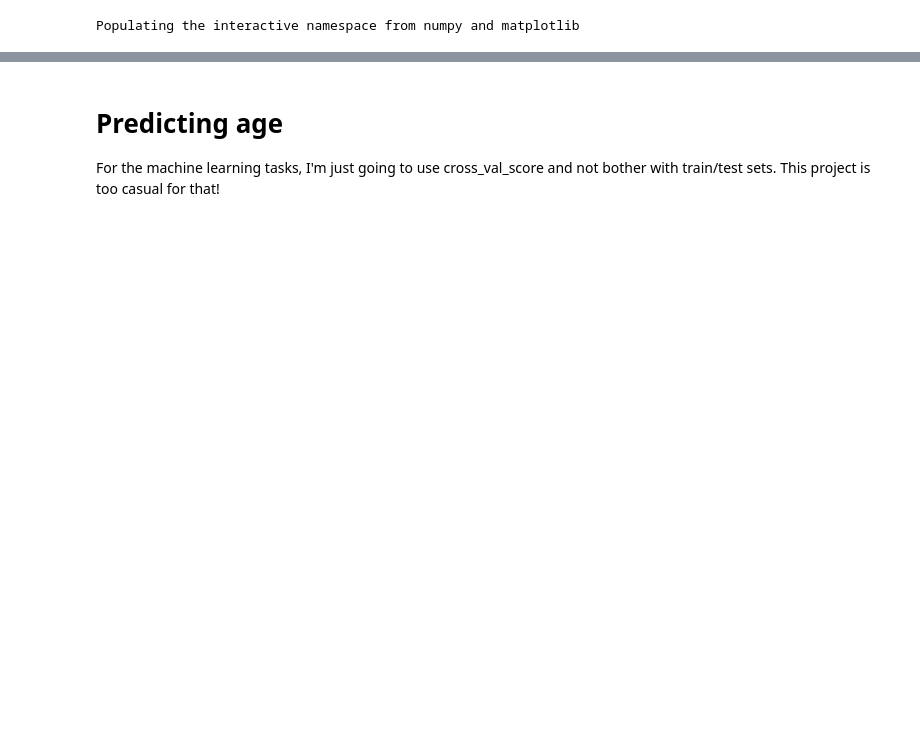
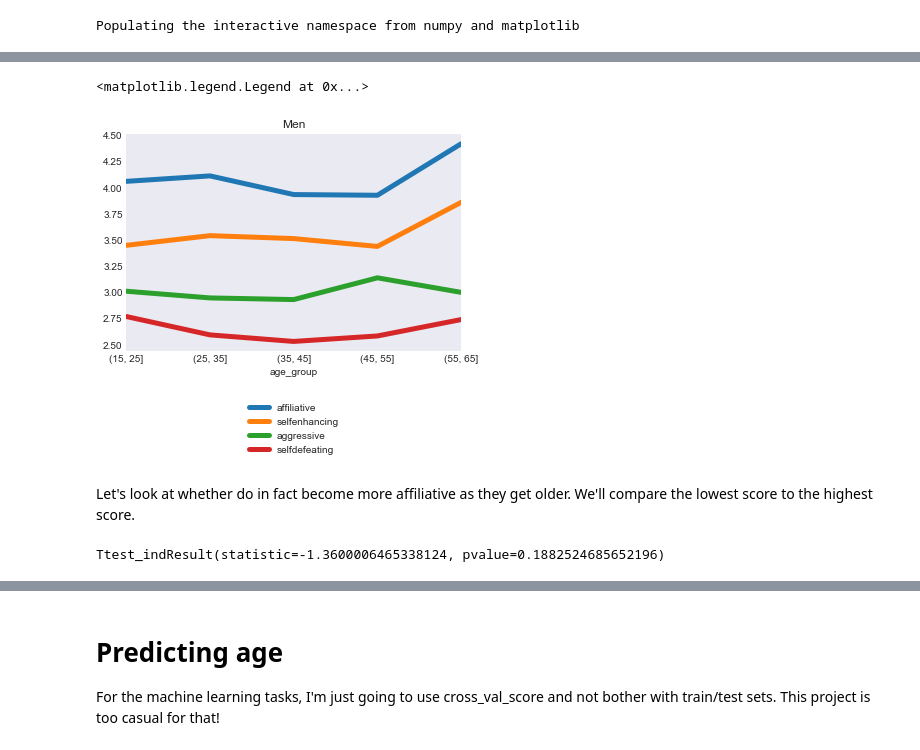
Before and after one commit to vincefav/humor-styles, a Jupyter notebook: Humor styles.ipynb, the cells around one changed output, grey strips where cells are left out. Cells and saved outputs as stored; diff of their text form; code cells hidden in the pictures; blank space fills up the shorter version.

```diff
--- a/Humor styles.ipynb
+++ b/Humor styles.ipynb
@@ -64,0 +77,25 @@ data['accuracy'].hist(edgecolor='black', bins=4)
+# %%
+bins = np.arange(data.age.min()+1, data.age.max()+1, 10)
+data['age_group'] = pd.Series(pd.cut(data['age'], bins=bins))
+
+age = data[data['gender'] == 1].groupby('age_group').mean()
+
+age[['affiliative', 'selfenhancing',
+        'aggressive', 'selfdefeating']].plot(linewidth=5)
+
+plt.title('Men')
+pylab.legend(loc=9, bbox_to_anchor=(0.5, -.2))
+# %% [output]
+<matplotlib.legend.Legend at 0x...>
+[figure, added]
+# %% [markdown]
+Let's look at whether do in fact become more affiliative as they get older. We'll compare the lowest score to the highest score.
+# %%
+from scipy.stats import ttest_ind
+
+men_age_50 = data[(data.gender == 1) & (data.age_group.astype(str) == '(45, 55]')]['affiliative'].dropna()
+men_age_60 = data[(data.gender == 1) & (data.age_group.astype(str) == '(55, 65]')]['affiliative'].dropna()
+
+ttest_ind(men_age_50, men_age_60)
+# %% [output]
+Ttest_indResult(statistic=-1.3600006465338124, pvalue=0.1882524685652196)
```
Also changed, not shown: parts of 20 cells of this notebook.
